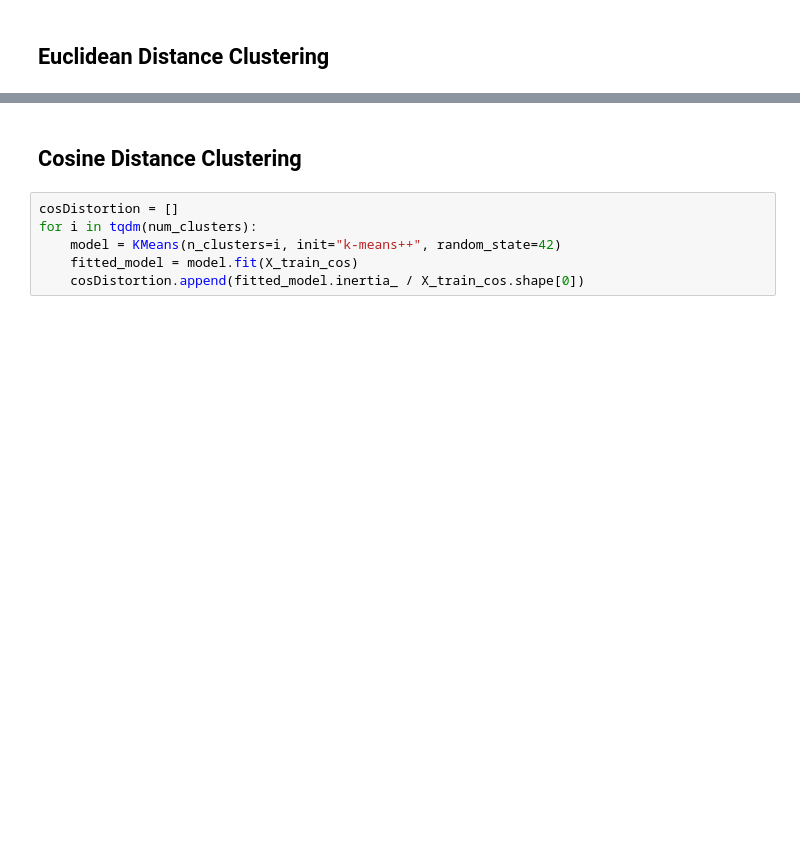
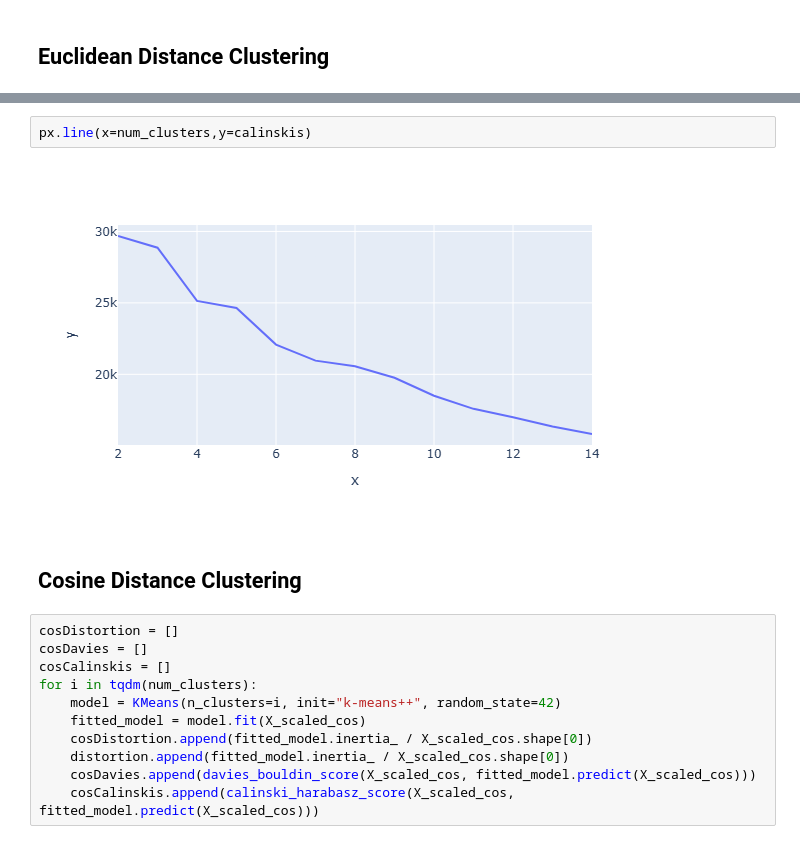
Before and after one commit to clairehbear/ECS171-Music-Recommendation-System, a Jupyter notebook: model_selection.ipynb, the cells around one changed output, grey strips where cells are left out. Saved outputs shown, nothing was run; the diff lists cells and outputs as text; blank space fills up the shorter version.

```diff
--- a/model_selection.ipynb
+++ b/model_selection.ipynb
@@ -51,10 +56,19 @@ px.line(x=num_clusters,y=silhouette_scores)
+# %%
+px.line(x=num_clusters,y=calinskis)
+# %% [output]
+[figure, added]
 # %% [markdown]
 ## Cosine Distance Clustering
 # %%
 cosDistortion = []
+cosDavies = []
+cosCalinskis = []
 for i in tqdm(num_clusters):
     model = KMeans(n_clusters=i, init="k-means++", random_state=42)
-    fitted_model = model.fit(X_train_cos)
-    cosDistortion.append(fitted_model.inertia_ / X_train_cos.shape[0])
+    fitted_model = model.fit(X_scaled_cos)
+    cosDistortion.append(fitted_model.inertia_ / X_scaled_cos.shape[0])
+    distortion.append(fitted_model.inertia_ / X_scaled_cos.shape[0])
+    cosDavies.append(davies_bouldin_score(X_scaled_cos, fitted_model.predict(X_scaled_cos)))
+    cosCalinskis.append(calinski_harabasz_score(X_scaled_cos, fitted_model.predict(X_scaled_cos)))
 # %%
 px.line(x=num_clusters, y=cosDistortion)
```
Also changed, not shown: parts of 10 cells of this notebook, 2 other files.
